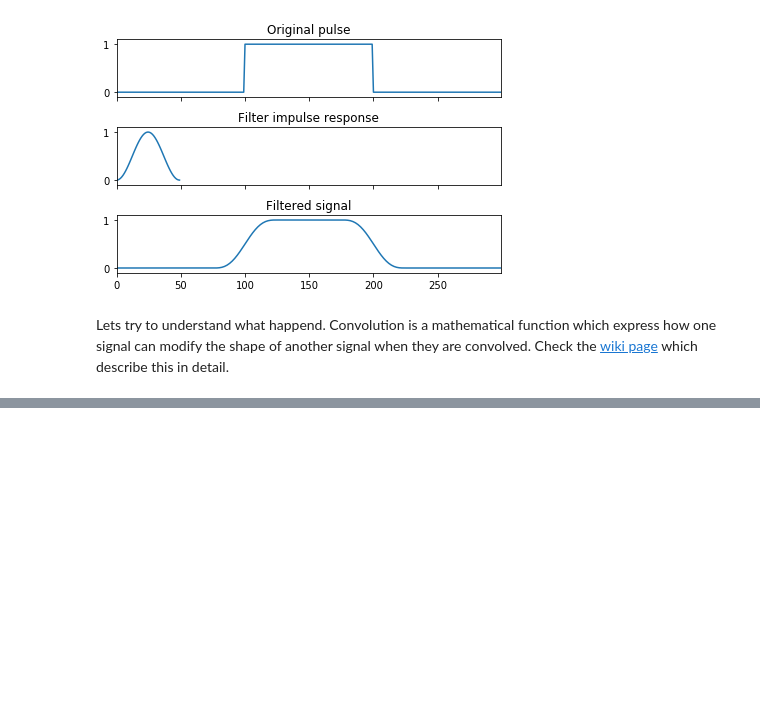
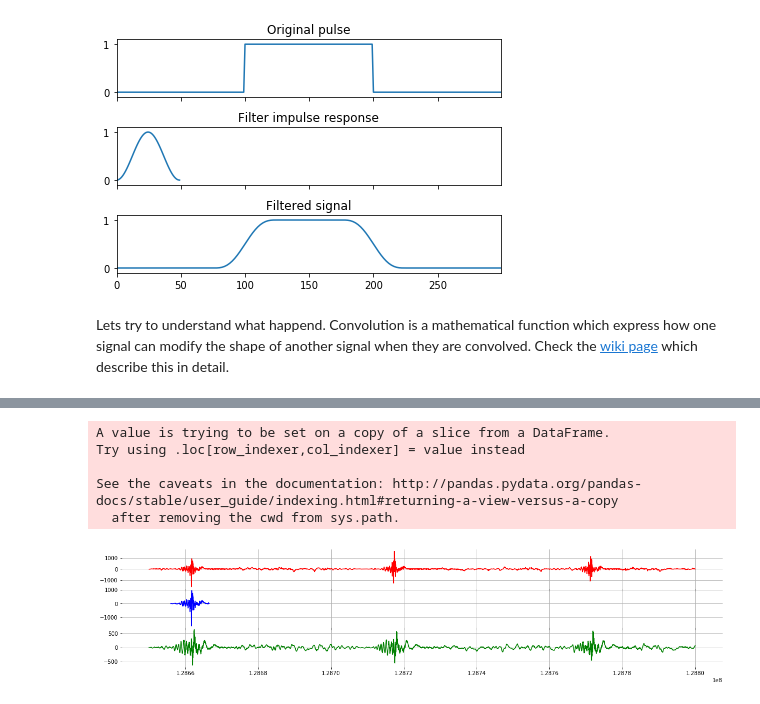
Before and after one commit to DataSEARCH-UOM/cricket_analytics, a Jupyter notebook: scripts/capture_patterns-fft-convolution.ipynb, the cells around one changed output, grey strips where cells are left out. Cells and saved outputs as stored; diff of their text form; code cells hidden in the pictures; blank space fills up the shorter version.

```diff
--- a/scripts/capture_patterns-fft-convolution.ipynb
+++ b/scripts/capture_patterns-fft-convolution.ipynb
@@ -335,0 +362,24 @@ This image from [wikipedia](https://upload.wikimedia.org/wikipedia/commons/2/21/
+# %%
+sig = dfS['x']
+win = dfP['x']
+time= dfS['time']
+dfS['filtered_orig'] = signal.convolve(sig, win, mode='same') / sum(win)
+
+fig, (ax_orig,ax_win,ax_filt) = plt.subplots(nrows=3, sharex=True, subplot_kw=dict(frameon=False),figsize=[20,4]) # frameon=False removes frames
+
+plt.subplots_adjust(hspace=.0)
+ax_orig.grid()
+ax_win.grid()
+ax_filt.grid()
+
+ax_orig.plot(time, sig, color='r')
+ax_win.plot(dfP['time'], win, color='b')
+ax_filt.plot(time,dfS['filtered_orig'],color='g')
+fig.show()
+# %% [output]
+A value is trying to be set on a copy of a slice from a DataFrame.
+Try using .loc[row_indexer,col_indexer] = value instead
+
+See the caveats in the documentation: http://pandas.pydata.org/pandas-docs/stable/user_guide/indexing.html#returning-a-view-versus-a-copy
+  after removing the cwd from sys.path.
+[figure, added]
```
Also changed, not shown: parts of 27 cells of this notebook.
